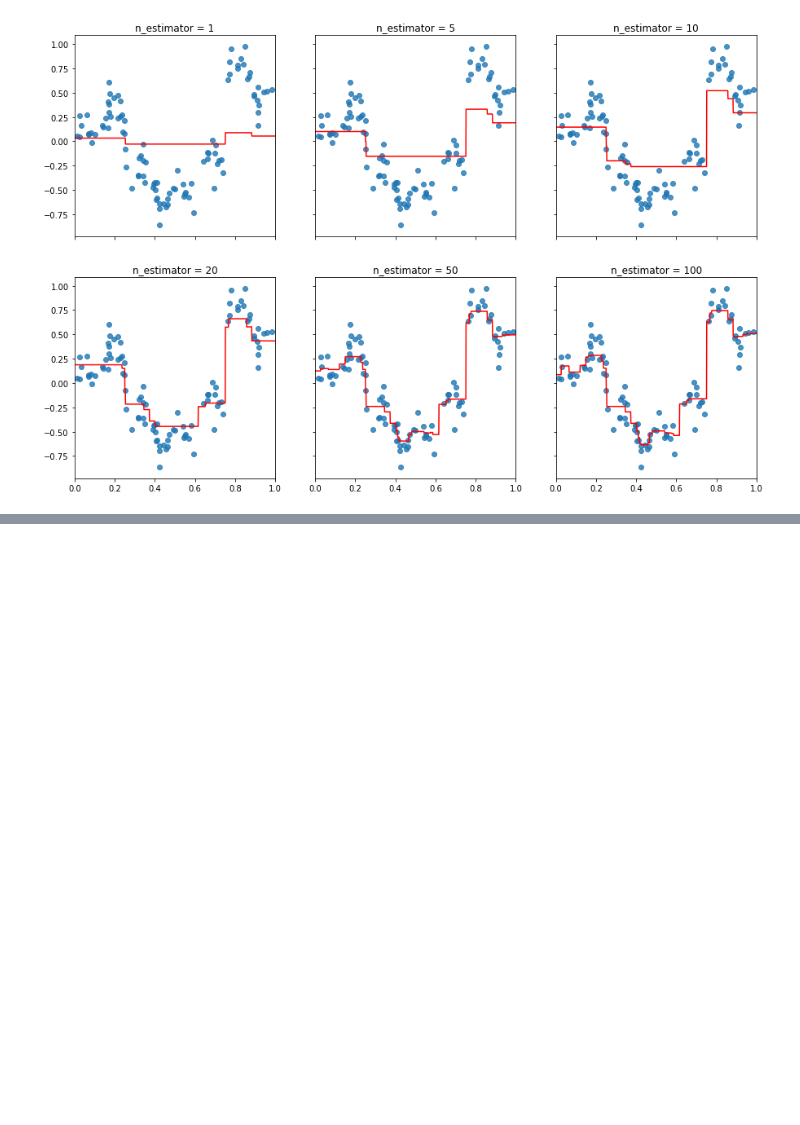
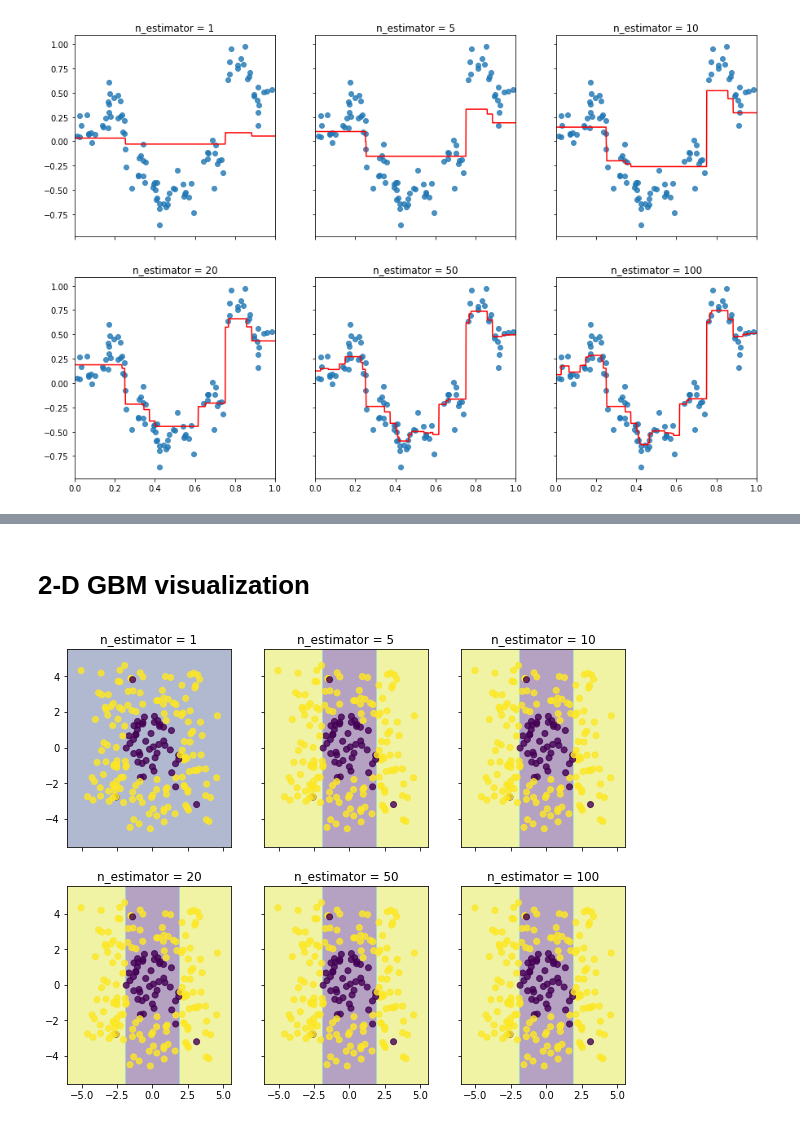
Before and after one commit to edvgha/122, a Jupyter notebook: ml/trees/CART-GBM.ipynb, the cells around one changed output, grey strips where cells are left out. Drawn from its saved outputs; the diff is of its cells as text; code cells hidden in the pictures; blank space fills up the shorter version.

```diff
--- a/ml/trees/CART-GBM.ipynb
+++ b/ml/trees/CART-GBM.ipynb
@@ -192,6 +192,12 @@ def most_common_label(y):
     label_cnt = Counter(y.reshape(len(y)))
     label = label_cnt.most_common(1)[0][0]
     return label
+
+def newton_raphson(y):
+    '''
+    Find Newton - Raphson step
+    '''
+    return sum(y) / sum(abs(y) * (2 - abs(y)))
 # %%
 class Classification_Tree(BaseEstimator, ClassifierMixin):
 
@@ -199,14 +205,18 @@ class Classification_Tree(BaseEstimator, ClassifierMixin):
         'entropy': compute_entropy,
         'gini': compute_gini
     }
+    estimator = {
+        'mcl': most_common_label,
+        'nr': newton_raphson
+    }
 
-    def __init__(self, loss_function='entropy', min_sample=5, max_depth=10):
+    def __init__(self, loss_function='entropy', min_sample=5, max_depth=10, est='mcl'):
         '''
         :param loss_function(str): loss function for splitting internal node
         '''
 
         self.tree = Decision_Tree(self.loss_function_dict[loss_function],
-                                most_common_label,
+                                self.estimator[est],
                                 0, min_sample, max_depth)
 
     def fit(self, X, y=None):
@@ -487,0 +584,6 @@ for idx, i, tt in zip(product([0, 1], [0, 1, 2]),
+# %%
+y_train_label_1 = np.array(list(map(lambda x: 1 if x > 0 else -1, y_train))).reshape(-1, 1)
+
+ggg = l2_tree_gradient_boosting_classification(n_estimator=3, max_depth=2)
+ggg.fit(x_train, y_train_label_1)
+ggg.predict(x_test)
@@ -487,0 +608,27 @@ for idx, i, tt in zip(product([0, 1], [0, 1, 2]),
+# %% [markdown]
+# 2-D GBM visualization
+# %%
+# Plotting decision regions
+x_min, x_max = x_train[:, 0].min() - 1, x_train[:, 0].max() + 1
+y_min, y_max = x_train[:, 1].min() - 1, x_train[:, 1].max() + 1
+xx, yy = np.meshgrid(np.arange(x_min, x_max, 0.1),
+                     np.arange(y_min, y_max, 0.1))
+
+f, axarr = plt.subplots(2, 3, sharex='col', sharey='row', figsize=(10, 8))
+
+for idx, i, tt in zip(product([0, 1], [0, 1, 2]),
+                       [1, 5, 10, 20, 50, 100],
+                       ['n_estimator = {}'.format(n) for n in [1, 5, 10, 20, 50, 100]]):
+
+    gbt = l2_tree_gradient_boosting_classification(n_estimator=i, max_depth=2)
+
+    gbt.fit(x_train, y_train_label_1)
+
+    Z = np.sign(gbt.predict(np.c_[xx.ravel(), yy.ravel()]))
+    Z = Z.reshape(xx.shape)
+
+    axarr[idx[0], idx[1]].contourf(xx, yy, Z, alpha=0.4)
+    axarr[idx[0], idx[1]].scatter(x_train[:, 0], x_train[:, 1], c=y_train_label_1.ravel().tolist(), alpha=0.8)
+    axarr[idx[0], idx[1]].set_title(tt)
+# %% [output]
+[figure, added]
```
Also changed, not shown: parts of 4 cells of this notebook, 2 other files.
